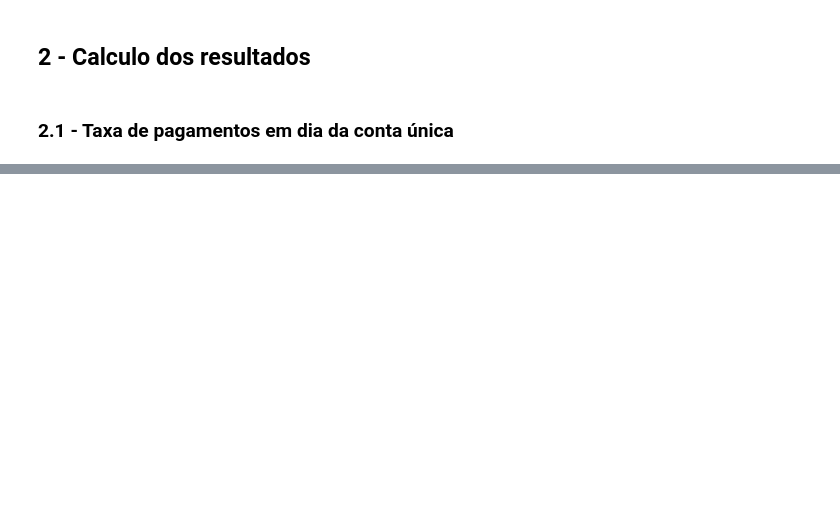
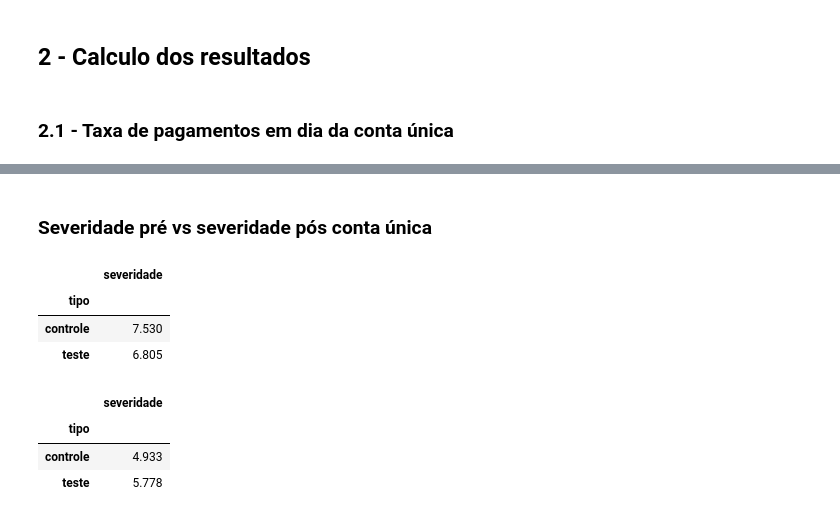
Before and after one commit to lemonenergy/2023-12-07-conta_unica_avaliacao_de_resultados, a Jupyter notebook: resultados_conta_unica.ipynb, the cells around one changed output, grey strips where cells are left out. Cells and saved outputs as stored; diff of their text form; code cells hidden in the pictures; blank space fills up the shorter version.

```diff
--- a/resultados_conta_unica.ipynb
+++ b/resultados_conta_unica.ipynb
@@ -254,0 +204,27 @@ qt_pgt_dia_df
+# %%
+def get_corrected_diff(x, data_ref):
+    data_vencimento, status,  diff = x
+    if status == 'waitingPayment':
+        result = np.datetime64(data_ref) - data_vencimento
+        result = result.days
+    else:
+        result = diff
+    return result
+
+def get_severidade(df, janela_inicio, janela_fim,n,tipo=['teste','controle']):
+    cond0 = df['data_envio'] >= janela_inicio
+    cond1 = df['data_envio'] <= janela_fim
+    cond2 = df['data_vencimento'] <= janela_fim
+    cond3 = df['tipo'].isin(tipo)
+    cond = ((cond0 & cond1) & cond2) & cond3
+
+    cob_interesse = data_raw.loc[cond,:].copy()
+    cob_interesse['pagamento_em_dia'] = cob_interesse['diff_pagamento_vencimento'].apply(check_pagamento_em_dia)
+    cob_interesse['corrected_diff'] = cob_interesse[['data_vencimento',
+                                                     'status',
+                                                     'diff_pagamento_vencimento']].apply(get_corrected_diff, data_ref=janela_fim, axis=1)
+
+    grouped = cob_interesse[['numero_instalacao','tipo','corrected_diff']].groupby(by=['numero_instalacao','tipo'], as_index= False)
+    df = grouped.agg(lambda x: list(x)[-n:])
+    df['severidade'] = df['corrected_diff'].apply(lambda x: np.mean(x))
+    return df
@@ -254,0 +260,28 @@ qt_pgt_dia_df
+# %% [markdown]
+### Severidade pré vs severidade pós conta única
+# %%
+severidade_pre_df = get_severidade(df = data_raw,
+                                   janela_inicio = '20222-01-01',
+                                   janela_fim = data_inicio_teste,
+                                   n = 3)
+
+grouped  = severidade_pre_df[['tipo','severidade']].groupby(by='tipo')
+grouped.mean()
+# %% [output]
+|  | severidade |
+| tipo |  |
+| controle | 7.530 |
+| teste | 6.805 |
+# %%
+severidade_pos_df = get_severidade(df = data_raw,
+                                   janela_inicio = data_inicio_teste,
+                                   janela_fim = datetime.strftime(current_date,'%Y-%m-%d'),
+                                   n = 4)
+
+grouped  = severidade_pos_df[['tipo','severidade']].groupby(by='tipo')
+grouped.mean()
+# %% [output]
+|  | severidade |
+| tipo |  |
+| controle | 4.933 |
+| teste | 5.778 |
```
Also changed, not shown: parts of 13 cells of this notebook.
